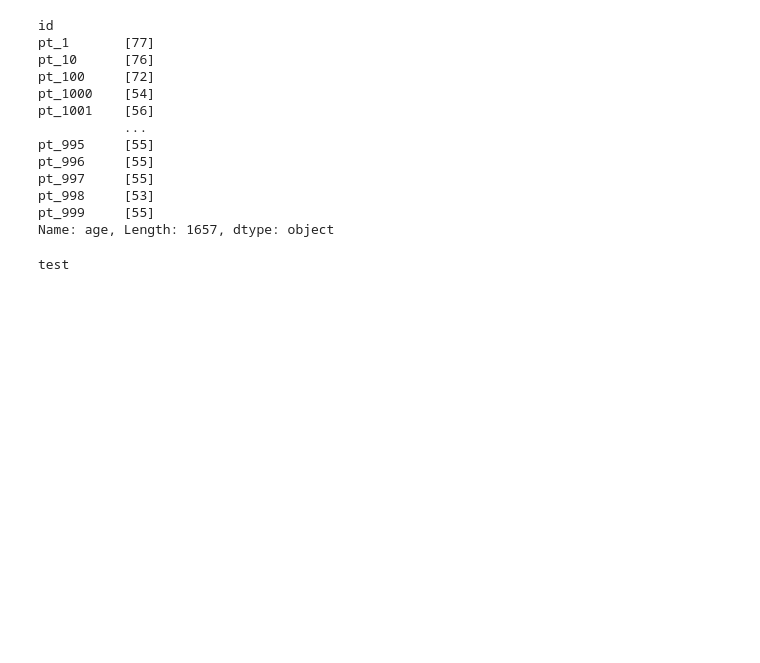
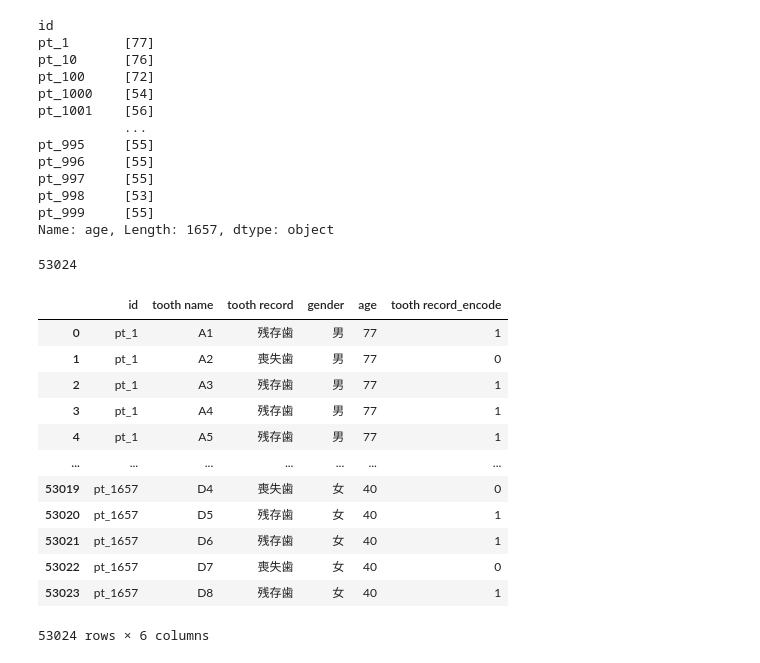
Before and after one commit to poteto1212/medical_AI, a Jupyter notebook: notebooks/test.ipynb, the cells around one changed output. Cells and saved outputs as stored; diff of their text form; code cells hidden in the pictures; blank space fills up the shorter version.

```diff
--- a/notebooks/test.ipynb
+++ b/notebooks/test.ipynb
@@ -160,7 +160,29 @@ pt_998     [53]
 pt_999     [55]
 Name: age, Length: 1657, dtype: object
 # %%
-print("test")
+print(klist.shape[0])
+for i in range(klist.shape[0]):
+    if klist.loc[i, 'tooth record'] == '残存歯':
+        klist.loc[i, 'tooth record_encode'] = 1
+    else:
+        klist.loc[i, 'tooth record_encode'] = 0
+klist['tooth record_encode']=klist['tooth record_encode'].astype(int)
 # %% [output]
-test
+53024
+# %%
+klist
+# %% [output]
+|  | id | tooth name | tooth record | gender | age | tooth record_encode |
+| 0 | pt_1 | A1 | 残存歯 | 男 | 77 | 1 |
+| 1 | pt_1 | A2 | 喪失歯 | 男 | 77 | 0 |
+| 2 | pt_1 | A3 | 残存歯 | 男 | 77 | 1 |
+| 3 | pt_1 | A4 | 残存歯 | 男 | 77 | 1 |
+| 4 | pt_1 | A5 | 残存歯 | 男 | 77 | 1 |
+| ... | ... | ... | ... | ... | ... | ... |
+| 53019 | pt_1657 | D4 | 喪失歯 | 女 | 40 | 0 |
+| 53020 | pt_1657 | D5 | 残存歯 | 女 | 40 | 1 |
+| 53021 | pt_1657 | D6 | 残存歯 | 女 | 40 | 1 |
+| 53022 | pt_1657 | D7 | 喪失歯 | 女 | 40 | 0 |
+| 53023 | pt_1657 | D8 | 残存歯 | 女 | 40 | 1 |
+53024 rows × 6 columns
 # %%
```
Also changed, not shown: parts of 10 cells of this notebook, 2 other files.
